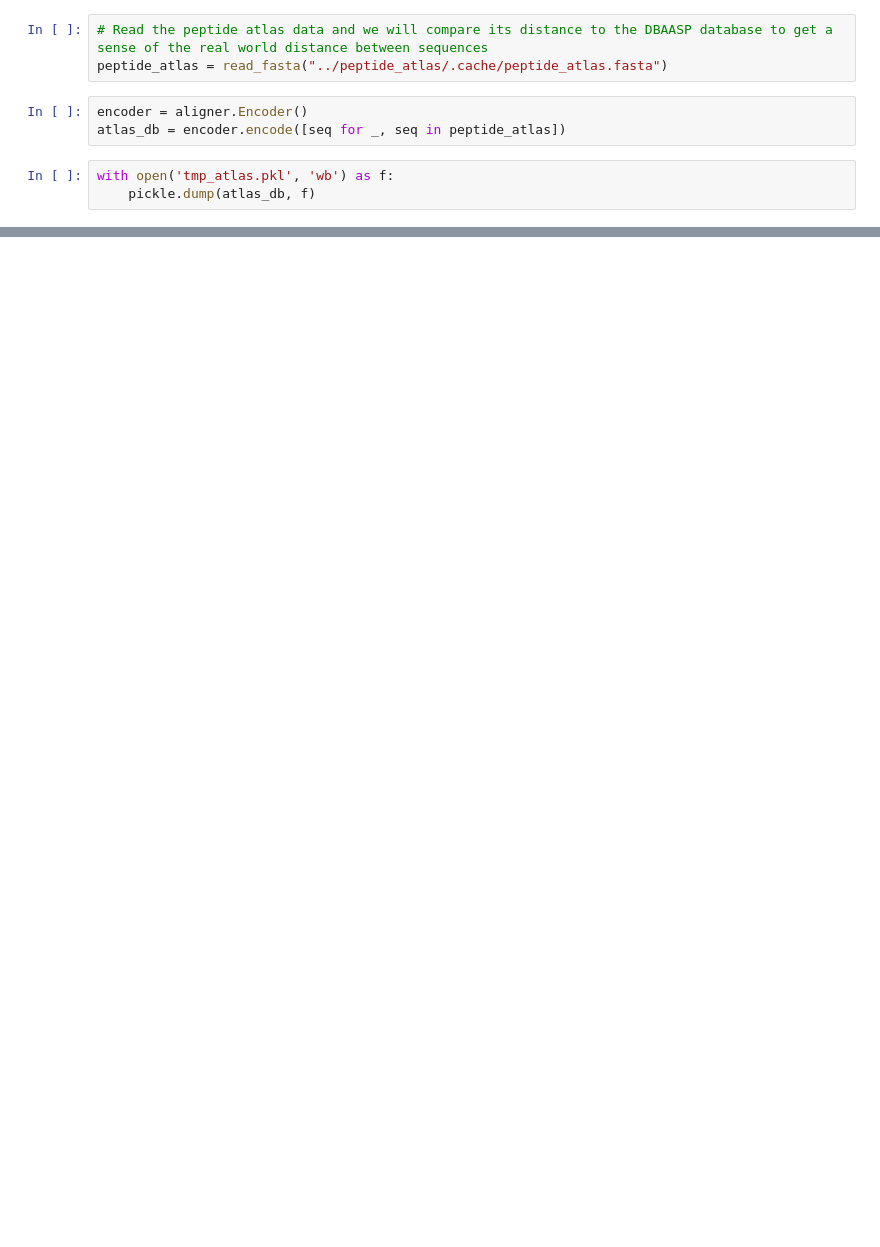
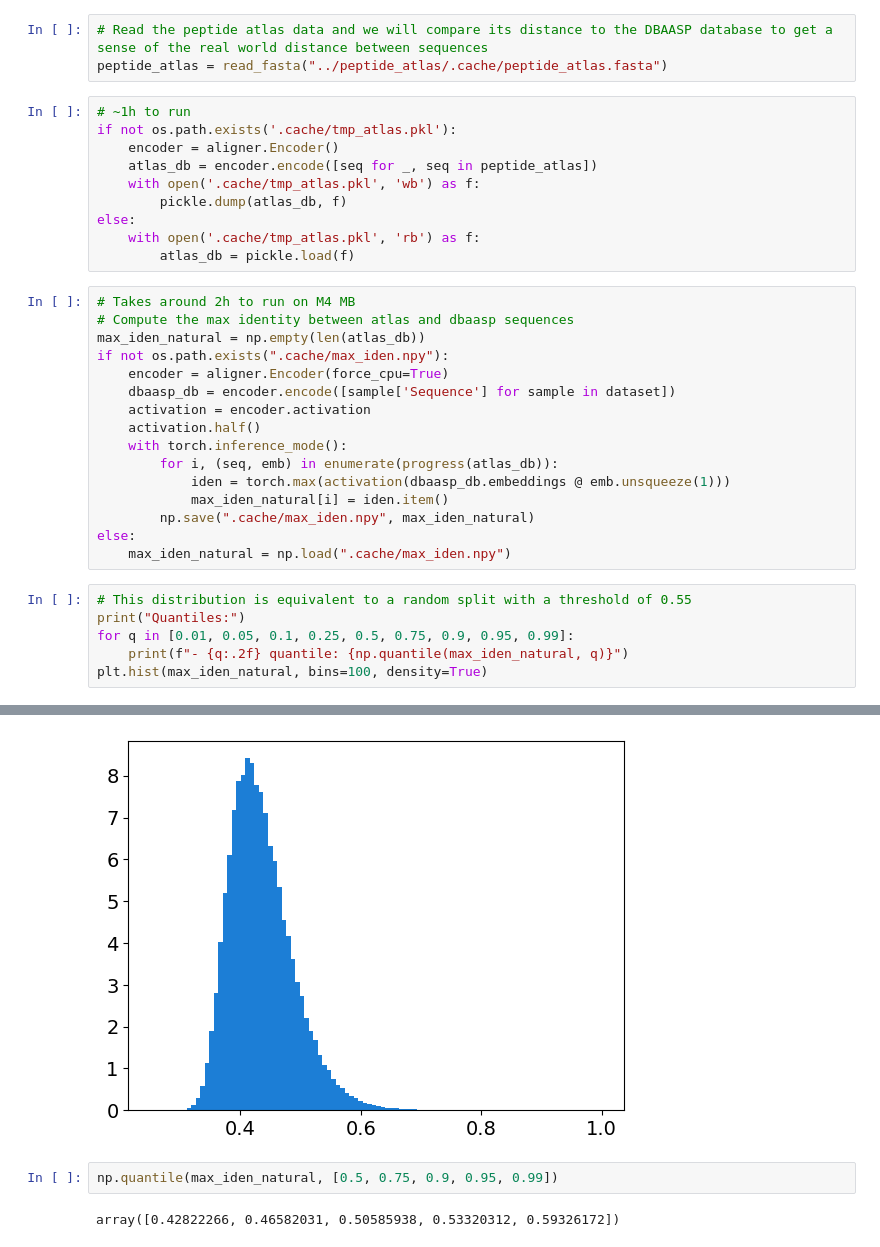
Before and after one commit to anthol42/QMAP, a Jupyter notebook: split_experiment/ideal_identity.ipynb, the cells around one changed output, grey strips where cells are left out. Saved outputs shown, nothing was run; the diff lists cells and outputs as text; blank space fills up the shorter version.

```diff
--- a/split_experiment/ideal_identity.ipynb
+++ b/split_experiment/ideal_identity.ipynb
@@ -284,9 +247,36 @@ Text(0.5, 1.0, 'PCC vs splitting threshold')
 # %%
 # Read the peptide atlas data and we will compare its distance to the DBAASP database to get a sense of the real world distance between sequences
 peptide_atlas = read_fasta("../peptide_atlas/.cache/peptide_atlas.fasta")
-# %%
-encoder = aligner.Encoder()
-atlas_db = encoder.encode([seq for _, seq in peptide_atlas])
-# %%
-with open('tmp_atlas.pkl', 'wb') as f:
-    pickle.dump(atlas_db, f)
+# %%
+# ~1h to run
+if not os.path.exists('.cache/tmp_atlas.pkl'):
+    encoder = aligner.Encoder()
+    atlas_db = encoder.encode([seq for _, seq in peptide_atlas])
+    with open('.cache/tmp_atlas.pkl', 'wb') as f:
+        pickle.dump(atlas_db, f)
+else:
+    with open('.cache/tmp_atlas.pkl', 'rb') as f:
+        atlas_db = pickle.load(f)
+# %%
+# Takes around 2h to run on M4 MB
+# Compute the max identity between atlas and dbaasp sequences
+max_iden_natural = np.empty(len(atlas_db))
+if not os.path.exists(".cache/max_iden.npy"):
+    encoder = aligner.Encoder(force_cpu=True)
+    dbaasp_db = encoder.encode([sample['Sequence'] for sample in dataset])
+    activation = encoder.activation
+    activation.half()
+    with torch.inference_mode():
+        for i, (seq, emb) in enumerate(progress(atlas_db)):
+            iden = torch.max(activation(dbaasp_db.embeddings @ emb.unsqueeze(1)))
+            max_iden_natural[i] = iden.item()
+        np.save(".cache/max_iden.npy", max_iden_natural)
+else:
+    max_iden_natural = np.load(".cache/max_iden.npy")
+# %%
+# This distribution is equivalent to a random split with a threshold of 0.55
+print("Quantiles:")
+for q in [0.01, 0.05, 0.1, 0.25, 0.5, 0.75, 0.9, 0.95, 0.99]:
+    print(f"- {q:.2f} quantile: {np.quantile(max_iden_natural, q)}")
+plt.hist(max_iden_natural, bins=100, density=True)
+# %% [output]
@@ -292,0 +310,5 @@ with open('tmp_atlas.pkl', 'wb') as f:
+[figure, added]
+# %%
+np.quantile(max_iden_natural, [0.5, 0.75, 0.9, 0.95, 0.99])
+# %% [output]
+array([0.42822266, 0.46582031, 0.50585938, 0.53320312, 0.59326172])
```
Also changed, not shown: parts of 29 cells of this notebook, 10 other files.
